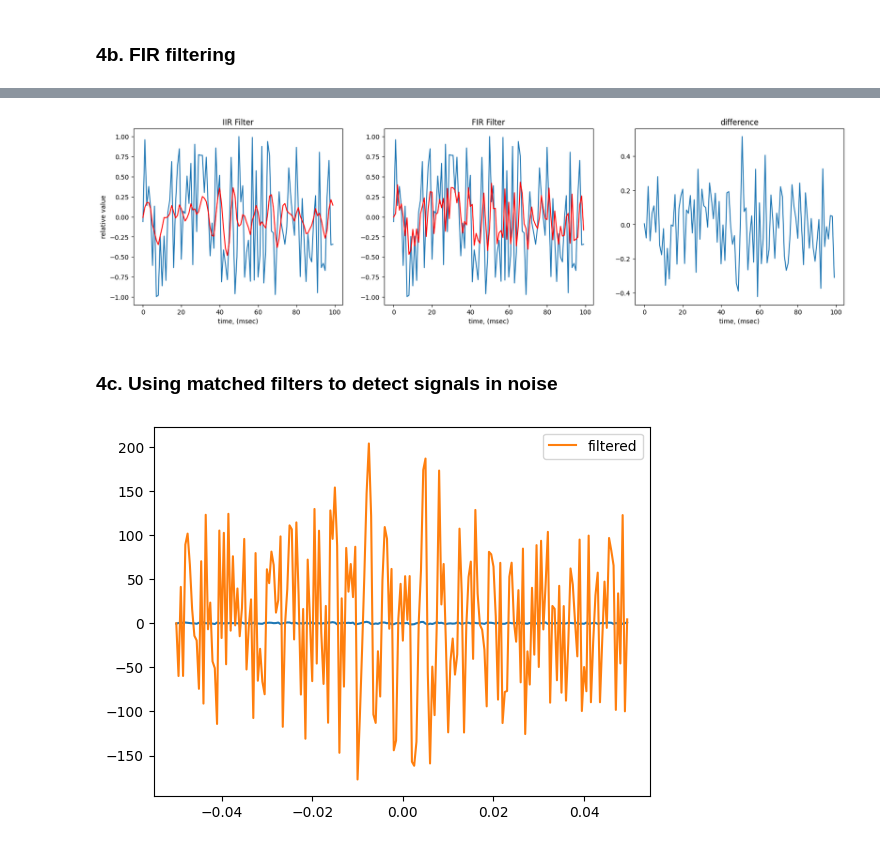
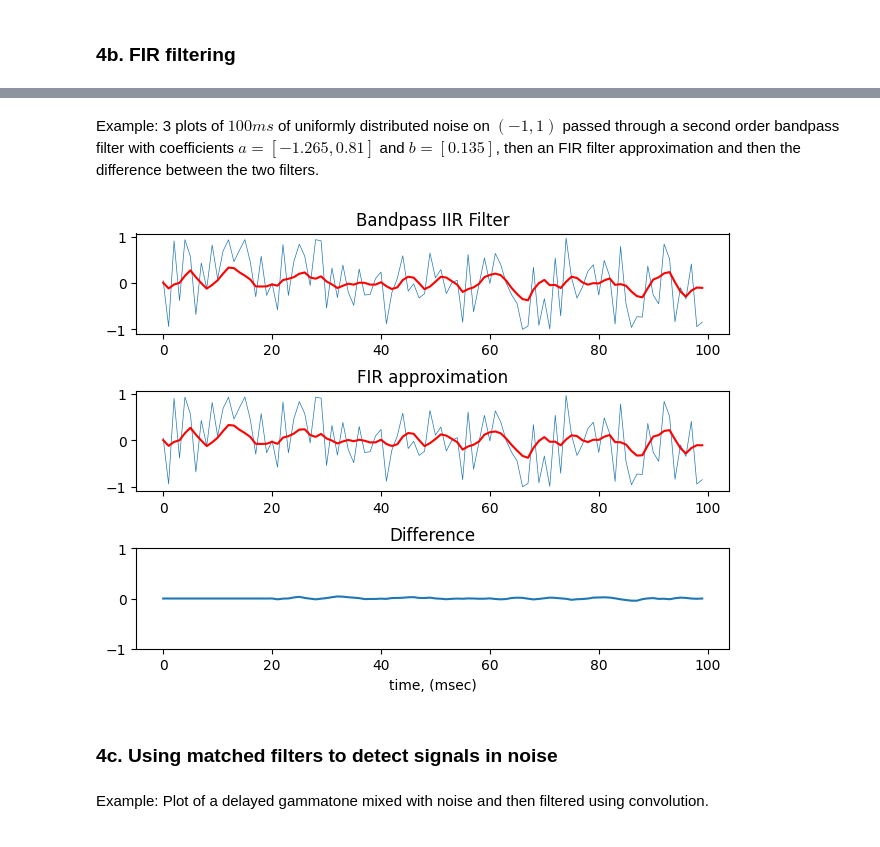
Before and after one commit to finnhittson/csds464, a Jupyter notebook: 464-A3b_fxh157_files/A3b_fxh157.ipynb, the cells around one changed output, grey strips where cells are left out. Saved outputs shown, nothing was run; the diff lists cells and outputs as text; code cells hidden in the pictures.

```diff
--- a/464-A3b_fxh157_files/A3b_fxh157.ipynb
+++ b/464-A3b_fxh157_files/A3b_fxh157.ipynb
@@ -345,40 +394,33 @@ a3b.plot_convolution(t=t0, y=y, t0=t0, rand=x0+n0, title="Gabor convolution")
+# %% [markdown]
+Example: 3 plots of $100 ms$ of uniformly distributed noise on $(-1,1)$ passed through a second order bandpass filter with coefficients $a = [-1.265, 0.81]$ and $b = [0.135]$, then an FIR filter approximation and then the difference between the two filters.
 # %%
 x = a3b.randprocess(N=100, ntype="uniform")
-a = [-1.265, 0.81]
-b = [0.135]
-filtered = a3b.filterIIR(x=x, a=a, b=b)
+filtered = a3b.filterIIR(x=x, a=[-1.265, 0.81], b=[0.135])
 t, y = a3b.impulse(filtered, step=1)
 
-fig, axs = plt.subplots(1,3,figsize=(20,5))
-axs[0].plot(list(range(0,len(x))), x, '#1f77b4')
-axs[0].plot(list(range(0,len(x))), filtered, 'r')
-axs[0].set_title("IIR Filter")
-axs[0].set_xlabel("time, (msec)")
-axs[0].set_ylabel("relative value")
+fig, axs = plt.subplots(3,1,figsize=(7,5))
+fig.tight_layout(pad=2.0)
 
-y = a3b.convolve(x=x, h=[0.81, 0.135], h0=1)
-axs[1].plot(list(range(0,len(x))), x, '#1f77b4')
-axs[1].plot(list(range(0,len(x))), y, 'r')
-axs[1].set_title("FIR Filter")
-axs[1].set_xlabel("time, (msec)")
+axs[0].plot(x, '#1f77b4', linewidth=0.5)
+axs[0].plot(filtered, 'r')
+axs[0].set_title("Bandpass IIR Filter")
 
-axs[2].plot(list(range(0,len(x))), np.array(y) - np.array(filtered), '#1f77b4')
-axs[2].set_title("difference")
+kernel = a3b.filterIIR(x=[1]+[0]*19, a=[-1.265, 0.81], b=[0.135])
+y = a3b.convolve(x=x, h=kernel, h0=0)
+axs[1].plot(x, '#1f77b4', linewidth=0.5)
+axs[1].plot(y, 'r')
+axs[1].set_title("FIR approximation")
+
+axs[2].plot(np.array(y) - np.array(filtered), '#1f77b4')
+axs[2].set_title("Difference")
 axs[2].set_xlabel("time, (msec)")
+axs[2].set_ylim([-1,1])
 
 plt.show()
 # %% [output]
-[figure, old version]
+[figure, new version]
 # %% [markdown]
 ### 4c. Using matched filters to detect signals in noise
-# %%
-t0, x0, n0 = a3a.noisysignal(t=-0.05, g=a1b.gabore, fs=2000, tau=0.0, T=0.05, s=0.1, ntype="uniform", tscale=1, f=250, sigma=3/250)
-y = a3b.convolve(x=x0+n0, h=[250, 3/250], h0=1)
-#plot_impulse(t=t0, y=y, t0=t0, x0=x0+n0)
-plt.plot(t0, x0+n0)
-plt.plot(t0, y, label="filtered")
-plt.legend()
-plt.show()
-# %% [output]
-[figure, removed]
+# %% [markdown]
+Example: Plot of a delayed gammatone mixed with noise and then filtered using convolution.
 # %%
```
Also changed, not shown: parts of 63 cells of this notebook, 3 other files.
